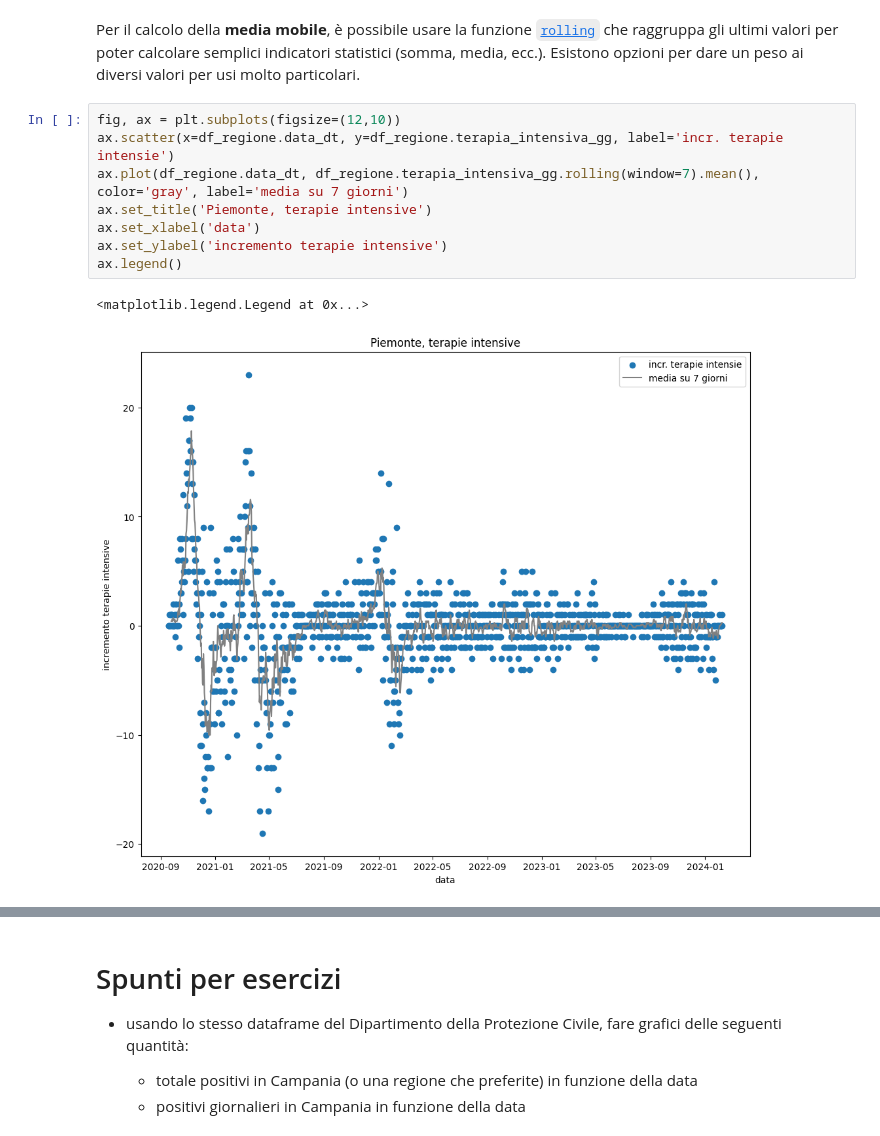
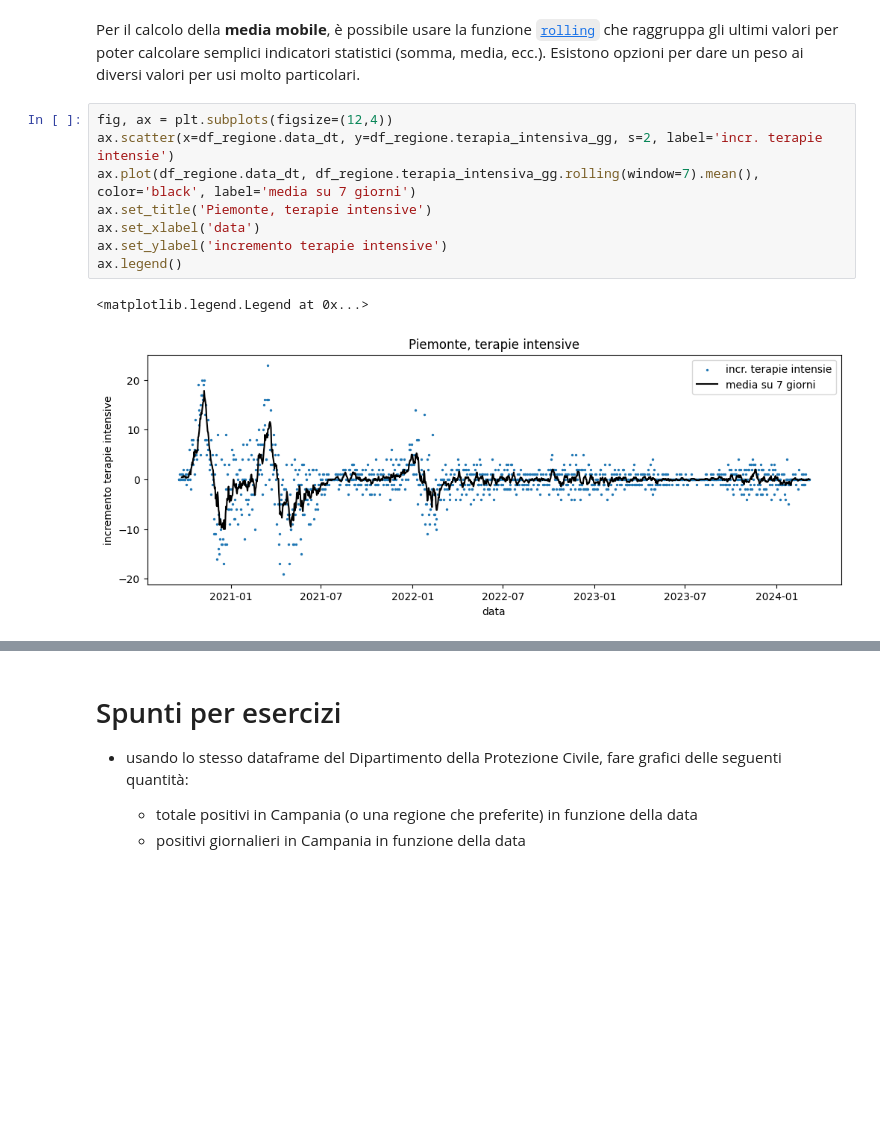
Before and after one commit to lucalista/analisi-dati-2024, a Jupyter notebook: 02.03.00__Pandas_introduzione.ipynb, the cells around one changed output, grey strips where cells are left out. Cells and saved outputs as stored; diff of their text form; blank space fills up the shorter version.

````diff
--- a/02.03.00__Pandas_introduzione.ipynb
+++ b/02.03.00__Pandas_introduzione.ipynb
@@ -420,14 +428,14 @@ df_regione[['terapia_intensiva', 'terapia_intensiva_gg', 'terapia_intensiva_gg_l
 # %% [markdown]
 Per il calcolo della **media mobile**, è possibile usare la funzione [```rolling```](https://pandas.pydata.org/pandas-docs/stable/reference/api/pandas.DataFrame.rolling.html) che raggruppa gli ultimi valori per poter calcolare semplici indicatori statistici (somma, media, ecc.). Esistono opzioni per dare un peso ai diversi valori per usi molto particolari.
 # %%
-fig, ax = plt.subplots(figsize=(12,10))
-ax.scatter(x=df_regione.data_dt, y=df_regione.terapia_intensiva_gg, label='incr. terapie intensie')
-ax.plot(df_regione.data_dt, df_regione.terapia_intensiva_gg.rolling(window=7).mean(), color='gray', label='media su 7 giorni')
+fig, ax = plt.subplots(figsize=(12,4))
+ax.scatter(x=df_regione.data_dt, y=df_regione.terapia_intensiva_gg, s=2, label='incr. terapie intensie')
+ax.plot(df_regione.data_dt, df_regione.terapia_intensiva_gg.rolling(window=7).mean(), color='black', label='media su 7 giorni')
 ax.set_title('Piemonte, terapie intensive')
 ax.set_xlabel('data')
 ax.set_ylabel('incremento terapie intensive')
 ax.legend()
 # %% [output]
 <matplotlib.legend.Legend at 0x...>
-[figure, old version]
+[figure, new version]
 # %%
````
Also changed, not shown: parts of 22 cells of this notebook.
